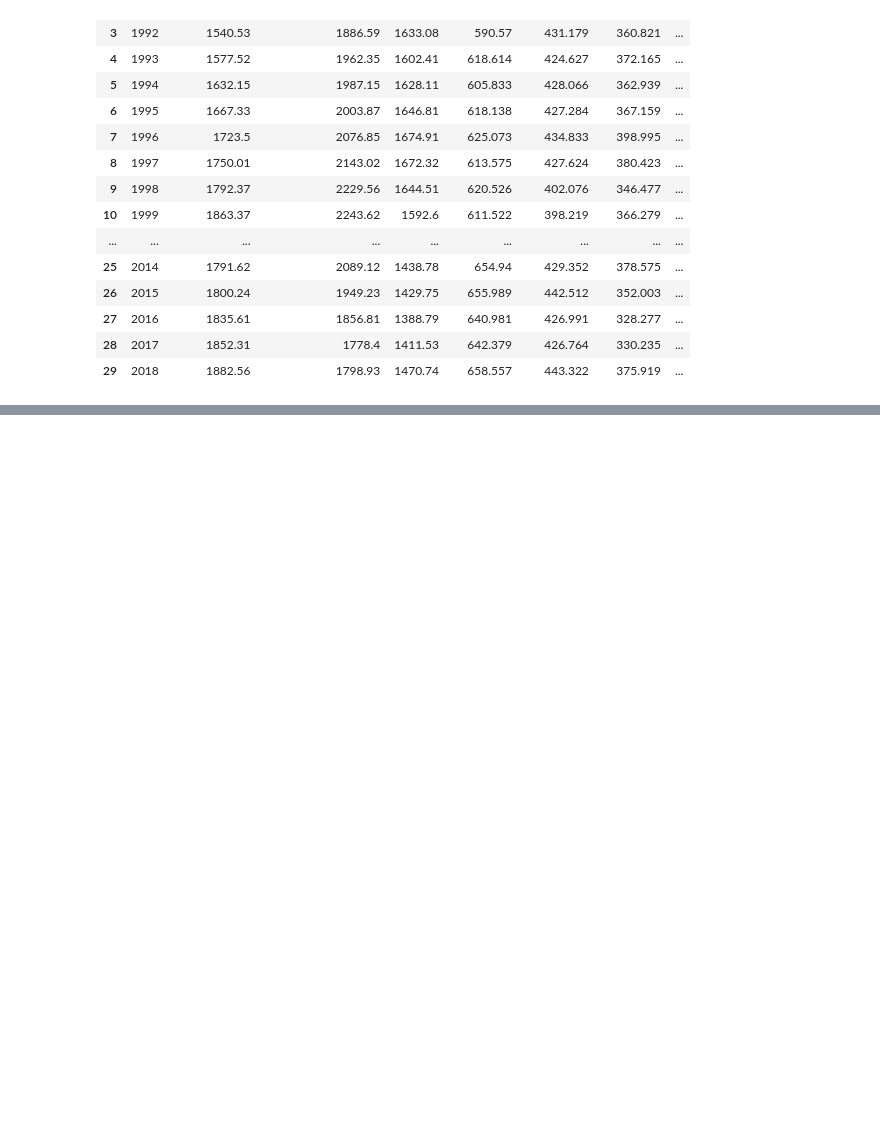
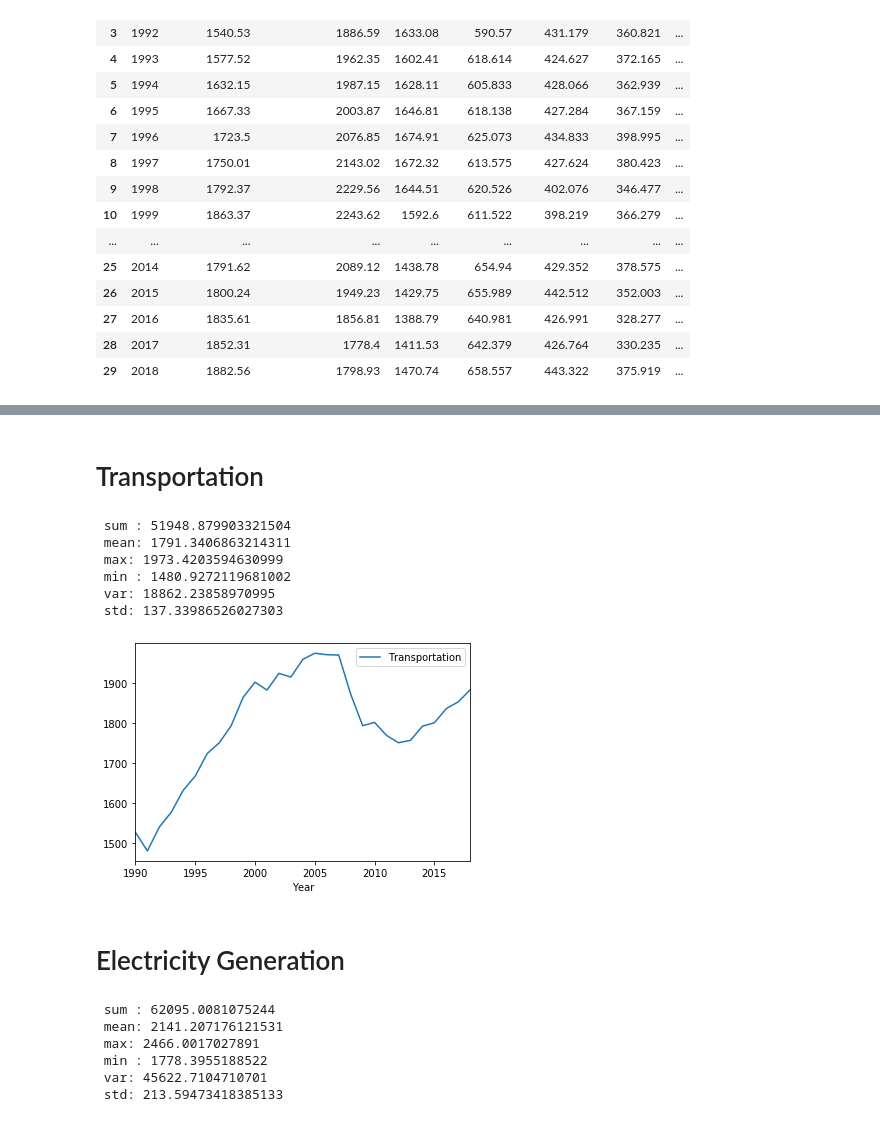
Before and after one commit to WMcWilliams15/NSS-Capstone, a Jupyter notebook: Notebooks/Breakdown of co2 emissions for the U.S..ipynb, the cells around one changed output, grey strips where cells are left out. Drawn from its saved outputs; the diff is of its cells as text; code cells hidden in the pictures; blank space fills up the shorter version.

```diff
--- a/Notebooks/Breakdown of co2 emissions for the U.S..ipynb
+++ b/Notebooks/Breakdown of co2 emissions for the U.S..ipynb
@@ -44,0 +54,2 @@ co2_breakdown
+# %%
+co2_breakdown = co2_breakdown.apply(pd.to_numeric)
@@ -44,0 +73,27 @@ co2_breakdown
+# %% [markdown]
+# Transportation
+# %%
+get_aggs(co2_breakdown, 'Transportation')
+# %% [output]
+ sum : 51948.879903321504
+ mean: 1791.3406863214311
+ max: 1973.4203594630999
+ min : 1480.9272119681002
+ var: 18862.23858970995
+ std: 137.33986526027303
+# %%
+co2_breakdown.plot(x ='Year', y='Transportation', kind = 'line')
+plt.show()
+# %% [output]
+[figure, added]
+# %% [markdown]
+# Electricity Generation
+# %%
+get_aggs(co2_breakdown, 'Electricity_generation')
+# %% [output]
+ sum : 62095.0081075244
+ mean: 2141.207176121531
+ max: 2466.0017027891
+ min : 1778.3955188522
+ var: 45622.7104710701
+ std: 213.59473418385133
```
Also changed, not shown: parts of 19 cells of this notebook, 4 other files.
